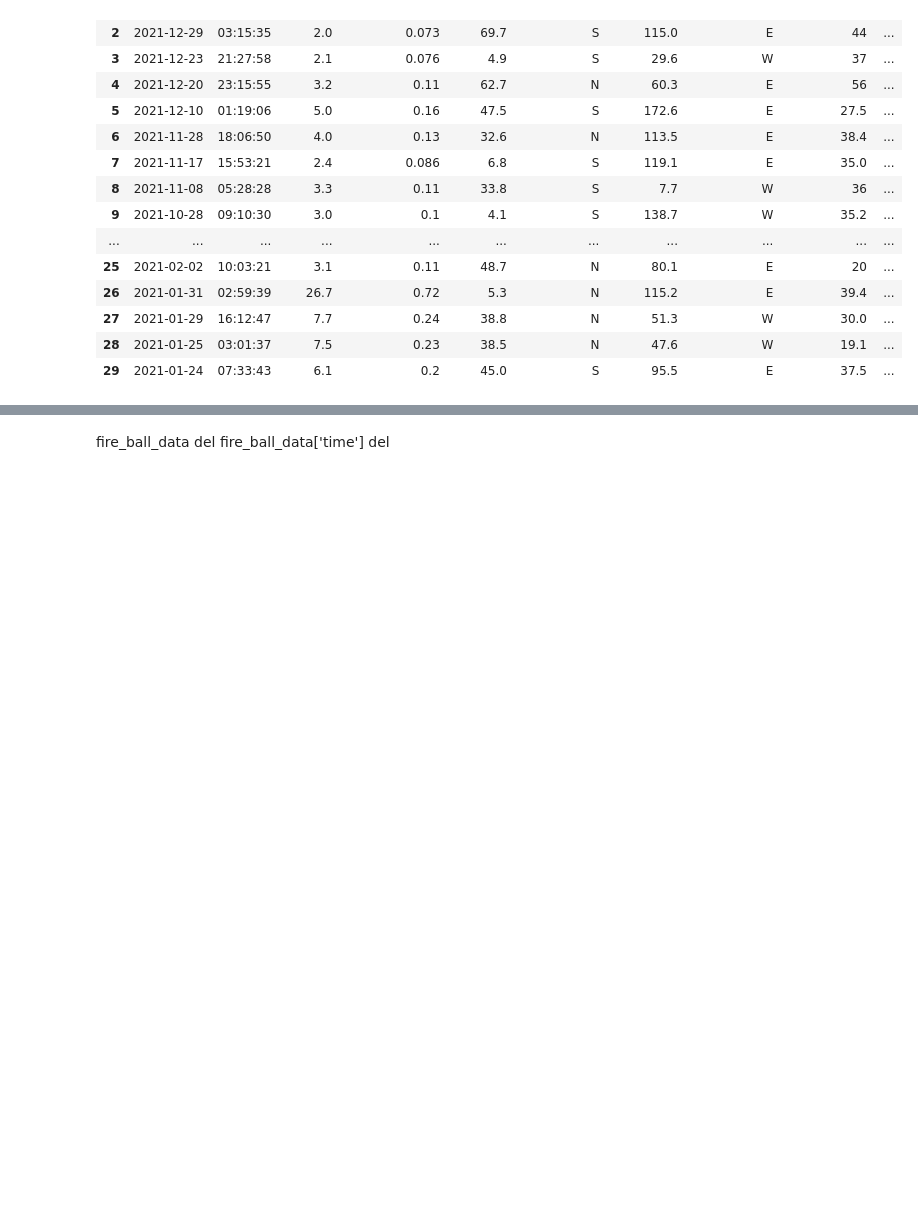
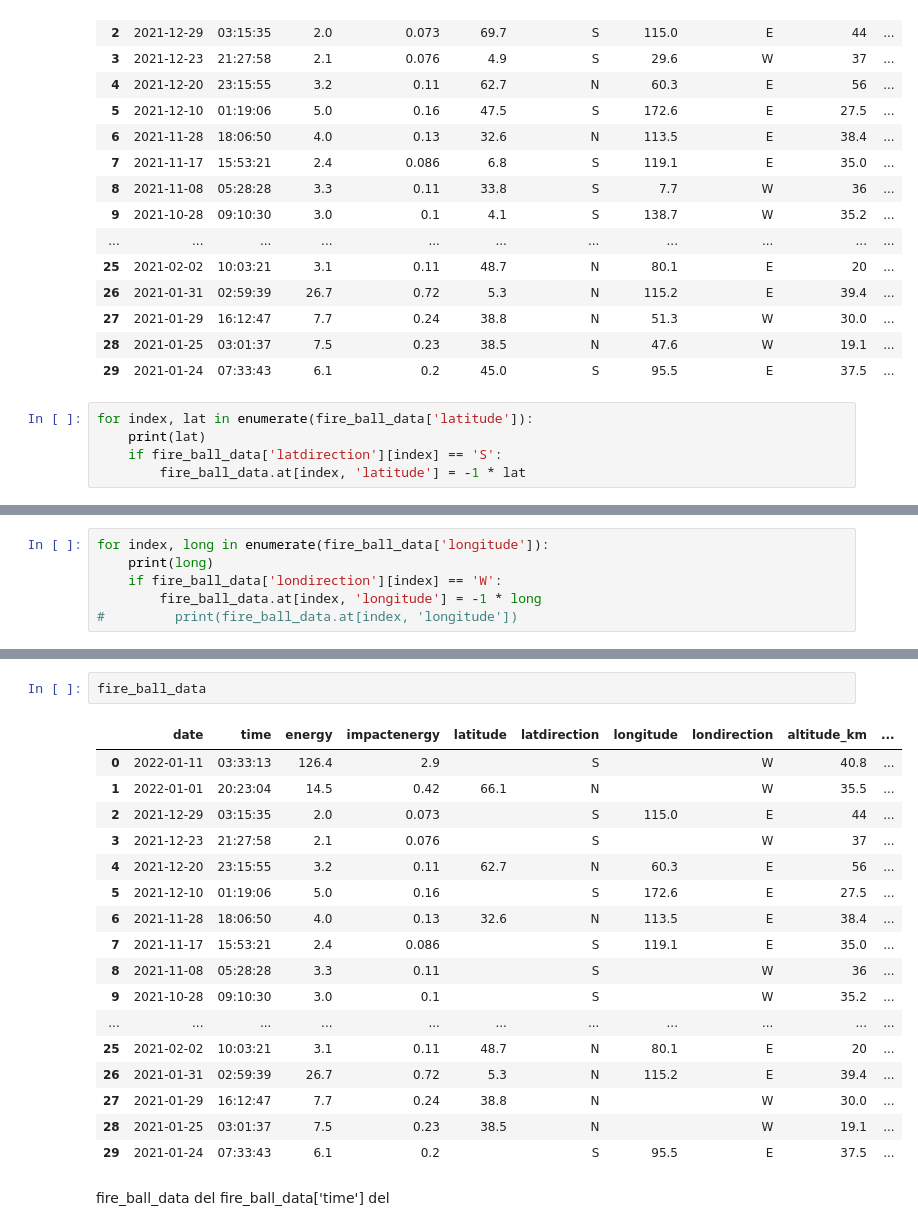
Before and after one commit to Jmerjan/Project3, a Jupyter notebook: fire_ball_data.ipynb, the cells around one changed output, grey strips where cells are left out. Saved outputs shown, nothing was run; the diff lists cells and outputs as text; blank space fills up the shorter version.

```diff
--- a/fire_ball_data.ipynb
+++ b/fire_ball_data.ipynb
@@ -167,3 +167,8 @@ fire_ball_data
 | 27 | 2021-01-29 | 16:12:47 | 7.7 | 0.24 | 38.8 | N | 51.3 | W | 30.0 | ... |
 | 28 | 2021-01-25 | 03:01:37 | 7.5 | 0.23 | 38.5 | N | 47.6 | W | 19.1 | ... |
 | 29 | 2021-01-24 | 07:33:43 | 6.1 | 0.2 | 45.0 | S | 95.5 | E | 37.5 | ... |
+# %%
+for index, lat in enumerate(fire_ball_data['latitude']):
+    print(lat)
+    if fire_ball_data['latdirection'][index] == 'S':
+        fire_ball_data.at[index, 'latitude'] = -1 * lat
@@ -169,0 +193,6 @@ fire_ball_data
+# %%
+for index, long in enumerate(fire_ball_data['longitude']):
+    print(long)
+    if fire_ball_data['londirection'][index] == 'W':
+        fire_ball_data.at[index, 'longitude'] = -1 * long
+#         print(fire_ball_data.at[index, 'longitude'])
@@ -170,3 +217,23 @@ fire_ball_data
+# %%
+fire_ball_data
+# %% [output]
+|  | date | time | energy | impactenergy | latitude | latdirection | longitude | londirection | altitude_km | ... |
+| 0 | 2022-01-11 | 03:33:13 | 126.4 | 2.9 |  | S |  | W | 40.8 | ... |
+| 1 | 2022-01-01 | 20:23:04 | 14.5 | 0.42 | 66.1 | N |  | W | 35.5 | ... |
+| 2 | 2021-12-29 | 03:15:35 | 2.0 | 0.073 |  | S | 115.0 | E | 44 | ... |
+| 3 | 2021-12-23 | 21:27:58 | 2.1 | 0.076 |  | S |  | W | 37 | ... |
+| 4 | 2021-12-20 | 23:15:55 | 3.2 | 0.11 | 62.7 | N | 60.3 | E | 56 | ... |
+| 5 | 2021-12-10 | 01:19:06 | 5.0 | 0.16 |  | S | 172.6 | E | 27.5 | ... |
+| 6 | 2021-11-28 | 18:06:50 | 4.0 | 0.13 | 32.6 | N | 113.5 | E | 38.4 | ... |
+| 7 | 2021-11-17 | 15:53:21 | 2.4 | 0.086 |  | S | 119.1 | E | 35.0 | ... |
+| 8 | 2021-11-08 | 05:28:28 | 3.3 | 0.11 |  | S |  | W | 36 | ... |
+| 9 | 2021-10-28 | 09:10:30 | 3.0 | 0.1 |  | S |  | W | 35.2 | ... |
+| ... | ... | ... | ... | ... | ... | ... | ... | ... | ... | ... |
+| 25 | 2021-02-02 | 10:03:21 | 3.1 | 0.11 | 48.7 | N | 80.1 | E | 20 | ... |
+| 26 | 2021-01-31 | 02:59:39 | 26.7 | 0.72 | 5.3 | N | 115.2 | E | 39.4 | ... |
+| 27 | 2021-01-29 | 16:12:47 | 7.7 | 0.24 | 38.8 | N |  | W | 30.0 | ... |
+| 28 | 2021-01-25 | 03:01:37 | 7.5 | 0.23 | 38.5 | N |  | W | 19.1 | ... |
+| 29 | 2021-01-24 | 07:33:43 | 6.1 | 0.2 |  | S | 95.5 | E | 37.5 | ... |
 # %% [markdown]
 fire_ball_data
 del fire_ball_data['time']
```
Also changed, not shown: parts of 2 cells of this notebook, 2 other files.
